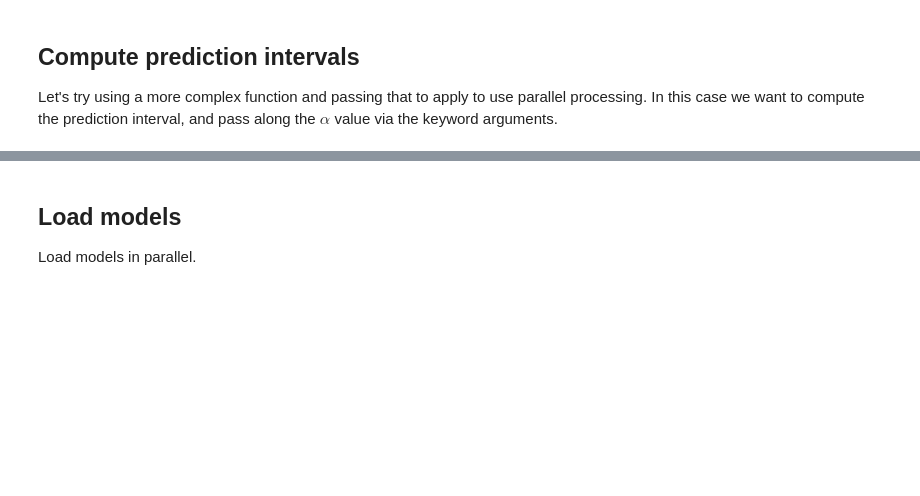
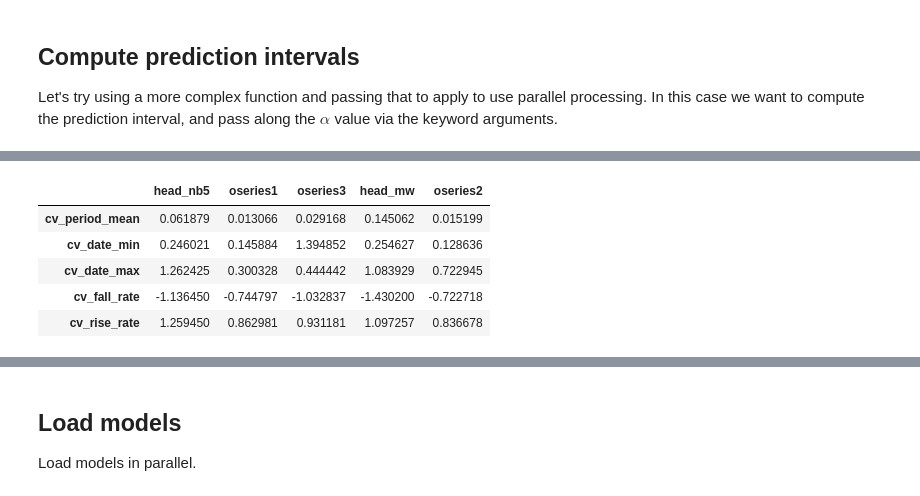
Before and after one commit to pastas/pastastore, a Jupyter notebook: examples/notebooks/ex04_parallel_processing.ipynb, the cells around one changed output, grey strips where cells are left out. Cells and saved outputs as stored; diff of their text form; code cells hidden in the pictures; blank space fills up the shorter version.

Commit message:
add parallel signatures example to nb

```diff
--- a/examples/notebooks/ex04_parallel_processing.ipynb
+++ b/examples/notebooks/ex04_parallel_processing.ipynb
@@ -165,0 +170,17 @@ pstore.apply("models", prediction_interval, kwargs={"alpha": 0.05}, parallel=Tru
+# %%
+signatures = [
+    "cv_period_mean",
+    "cv_date_min",
+    "cv_date_max",
+    "cv_fall_rate",
+    "cv_rise_rate",
+]
+# %%
+pstore.get_signatures(signatures=signatures)
+# %% [output]
+|  | head_nb5 | oseries1 | oseries3 | head_mw | oseries2 |
+| cv_period_mean | 0.061879 | 0.013066 | 0.029168 | 0.145062 | 0.015199 |
+| cv_date_min | 0.246021 | 0.145884 | 1.394852 | 0.254627 | 0.128636 |
+| cv_date_max | 1.262425 | 0.300328 | 0.444442 | 1.083929 | 0.722945 |
+| cv_fall_rate | -1.136450 | -0.744797 | -1.032837 | -1.430200 | -0.722718 |
+| cv_rise_rate | 1.259450 | 0.862981 | 0.931181 | 1.097257 | 0.836678 |
```
Also changed, not shown: parts of 13 cells of this notebook.
